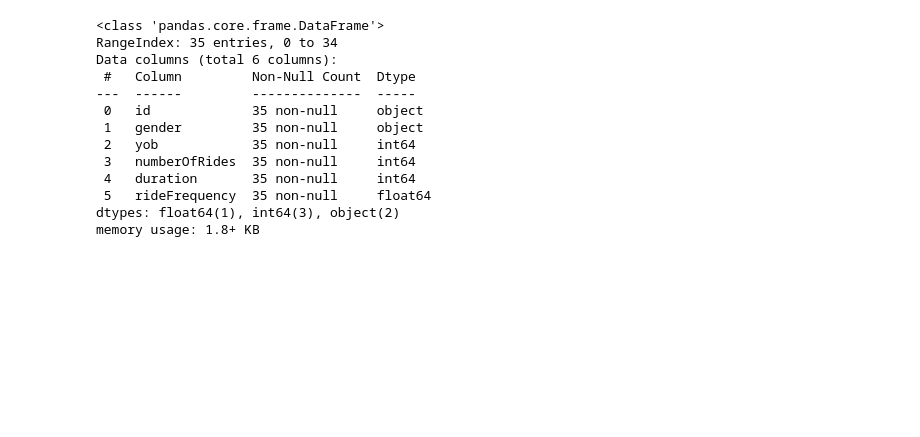
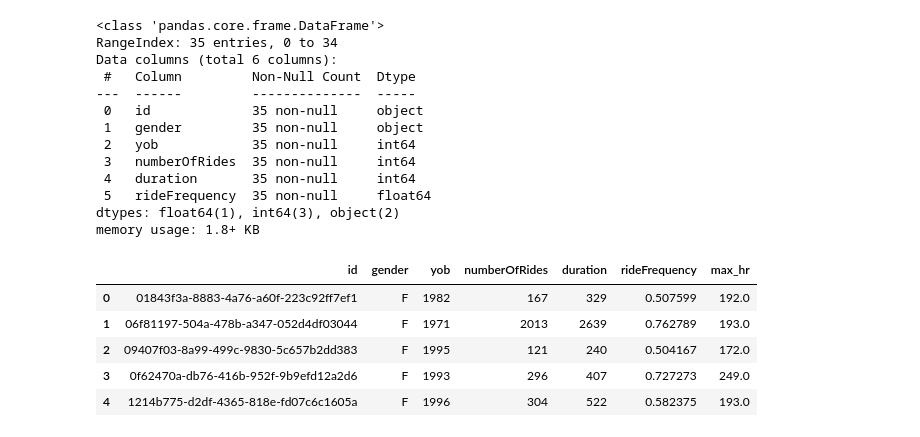
Before and after one commit to HimalKarkal/Golden-Cheetah, a Jupyter notebook: notebooks/0.02_heart_rate_filtering.ipynb, the cells around one changed output. Drawn from its saved outputs; the diff is of its cells as text; code cells hidden in the pictures; blank space fills up the shorter version.

Commit message:
Used multiprocessing to apply the hr_max function to the shortlisted females. End result saved in df_females.csv in the interim folder.

```diff
--- a/notebooks/0.02_heart_rate_filtering.ipynb
+++ b/notebooks/0.02_heart_rate_filtering.ipynb
@@ -230,0 +225,24 @@ for athlete_id in df["id"]:
+# %%
+# Applying hr_max function to all shortlisted females
+
+import multiprocessing
+
+# Get a list of all athlete IDs in the dataset
+athletes_series = df_females["id"]
+
+# Create a pool of worker processes
+with multiprocessing.Pool() as pool:
+    # Apply hr_max to each athlete using the pool
+    max_hr_list = pool.map(hr_max, athletes_series)
+
+# Output the results
+df_females["max_hr"] = max_hr_list
+# %%
+df_females.head()
+# %% [output]
+|  | id | gender | yob | numberOfRides | duration | rideFrequency | max_hr |
+| 0 | 01843f3a-8883-4a76-a60f-223c92ff7ef1 | F | 1982 | 167 | 329 | 0.507599 | 192.0 |
+| 1 | 06f81197-504a-478b-a347-052d4df03044 | F | 1971 | 2013 | 2639 | 0.762789 | 193.0 |
+| 2 | 09407f03-8a99-499c-9830-5c657b2dd383 | F | 1995 | 121 | 240 | 0.504167 | 172.0 |
+| 3 | 0f62470a-db76-416b-952f-9b9efd12a2d6 | F | 1993 | 296 | 407 | 0.727273 | 249.0 |
+| 4 | 1214b775-d2df-4365-818e-fd07c6c1605a | F | 1996 | 304 | 522 | 0.582375 | 193.0 |
```
Also changed, not shown: parts of 4 cells of this notebook, 3 other files.
